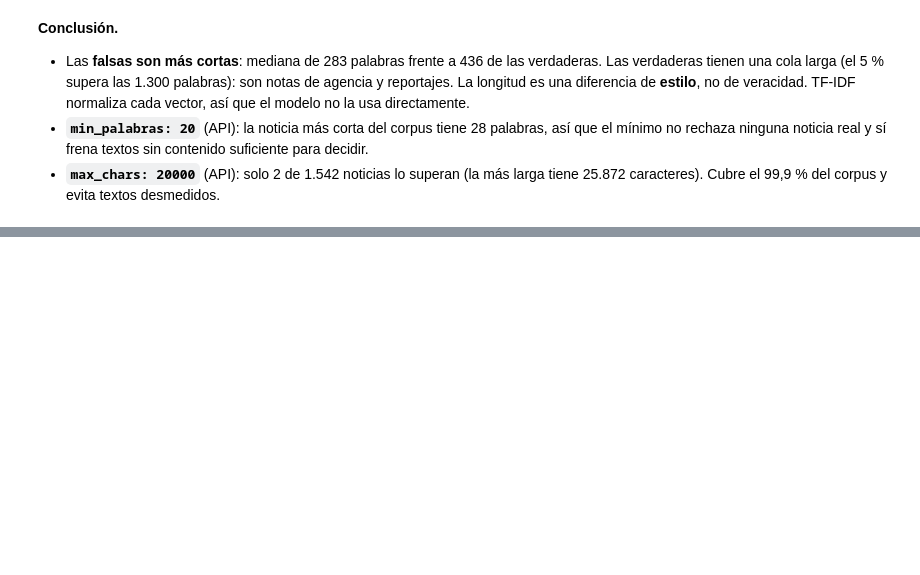
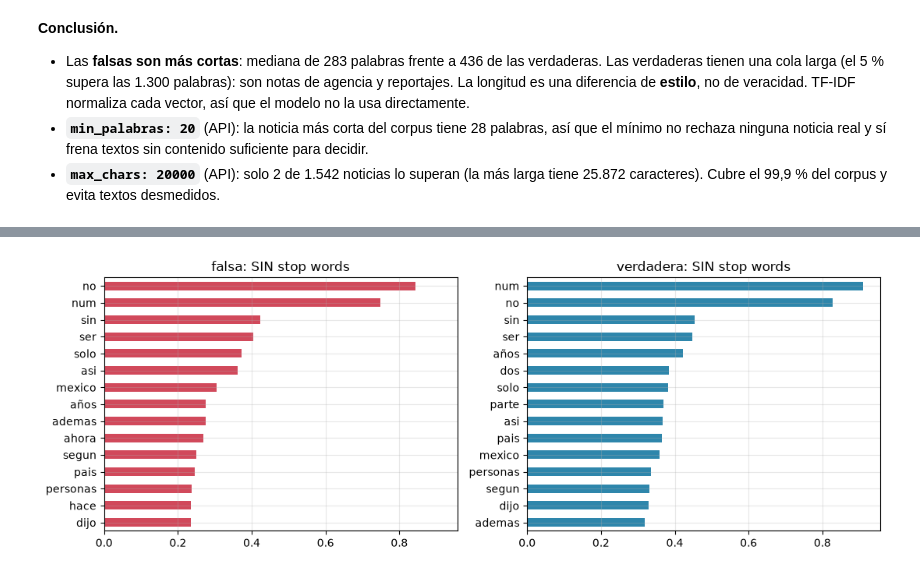
Before and after one commit to jairovargasfigueroa/analisis-sentimiento-resenas, a Jupyter notebook: notebooks/01_eda.ipynb, the cells around one changed output, grey strips where cells are left out. Cells and saved outputs as stored; diff of their text form; code cells hidden in the pictures; blank space fills up the shorter version.

```diff
--- a/notebooks/01_eda.ipynb
+++ b/notebooks/01_eda.ipynb
@@ -152,0 +190,9 @@ noticias con más de 20000 caracteres: 2
+# %%
+fig, ejes = plt.subplots(1, 2, figsize=(11, 4), sharex=True)
+for ax, etiqueta in zip(ejes, ETIQUETAS):
+    fd_sin[etiqueta].nlargest(15).sort_values().plot.barh(ax=ax, color=COLORES[etiqueta])
+    ax.set_title(f"{etiqueta}: SIN stop words")
+plt.tight_layout()
+plt.show()
+# %% [output]
+[figure, added]
```
Also changed, not shown: parts of 13 cells of this notebook.
